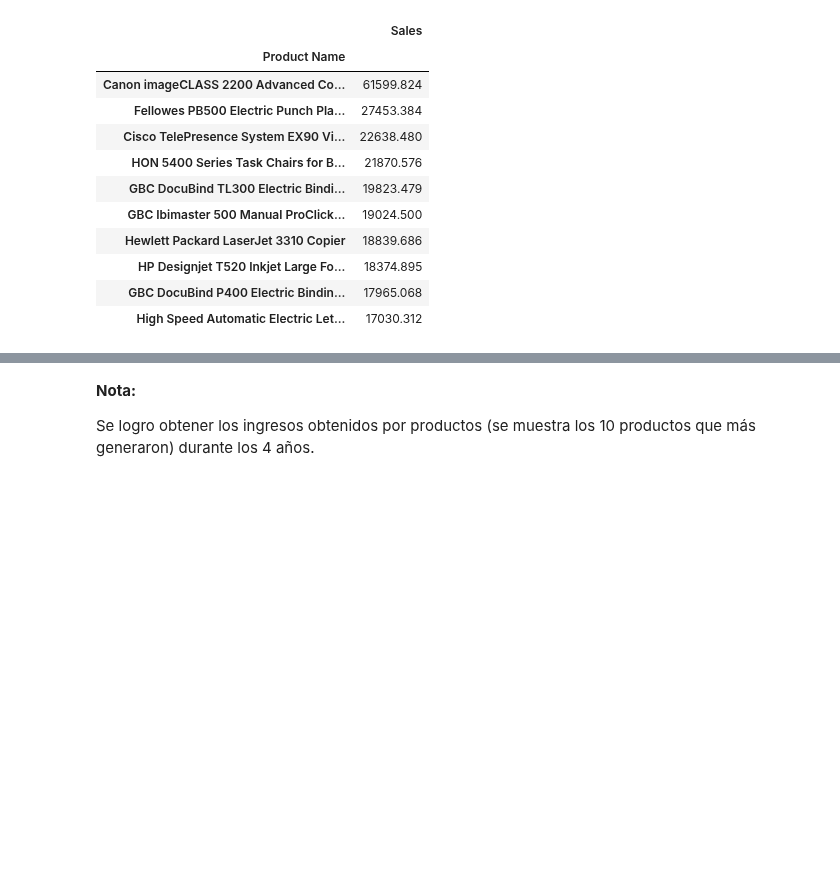
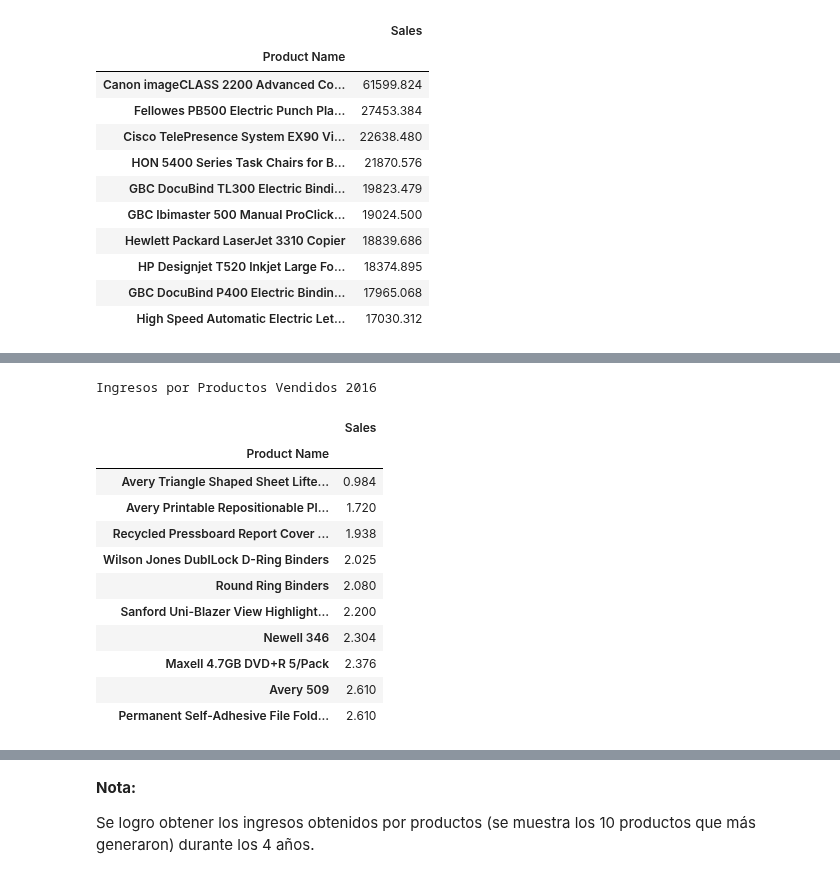
Before and after one commit to SaitoM17/superstore_sales, a Jupyter notebook: notebooks/objetivo_proyecto.ipynb, the cells around one changed output, grey strips where cells are left out. Drawn from its saved outputs; the diff is of its cells as text; code cells hidden in the pictures; blank space fills up the shorter version.

```diff
--- a/notebooks/objetivo_proyecto.ipynb
+++ b/notebooks/objetivo_proyecto.ipynb
@@ -48,0 +134,17 @@ productos_vendidos_top
+# %%
+print('\nIngresos por Productos Vendidos 2016')
+top_menos_2016
+# %% [output]
+Ingresos por Productos Vendidos 2016
+|  | Sales |
+| Product Name |  |
+| Avery Triangle Shaped Sheet Lifte... | 0.984 |
+| Avery Printable Repositionable Pl... | 1.720 |
+| Recycled Pressboard Report Cover ... | 1.938 |
+| Wilson Jones DublLock D-Ring Binders | 2.025 |
+| Round Ring Binders | 2.080 |
+| Sanford Uni-Blazer View Highlight... | 2.200 |
+| Newell 346 | 2.304 |
+| Maxell 4.7GB DVD+R 5/Pack | 2.376 |
+| Avery 509 | 2.610 |
+| Permanent Self-Adhesive File Fold... | 2.610 |
```
Also changed, not shown: parts of 13 cells of this notebook.
